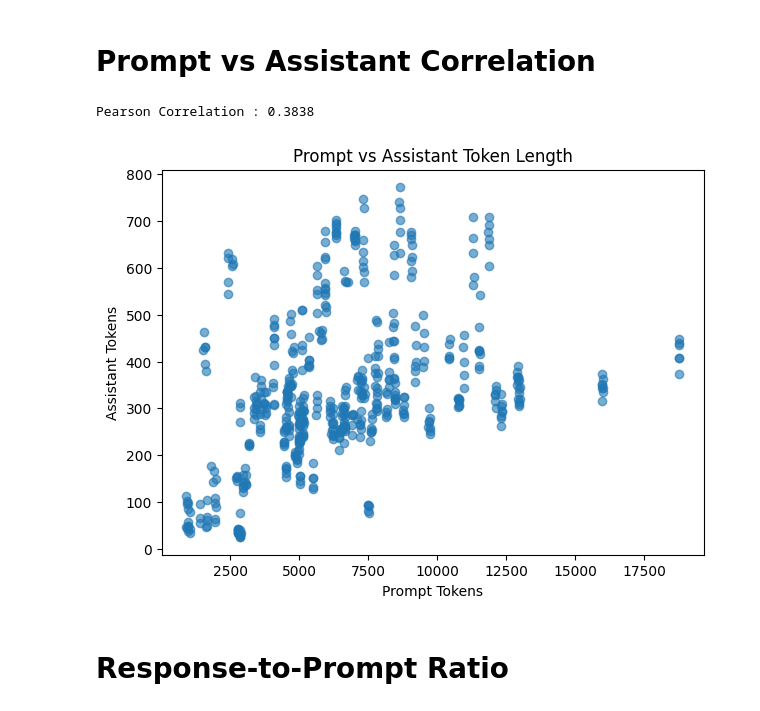
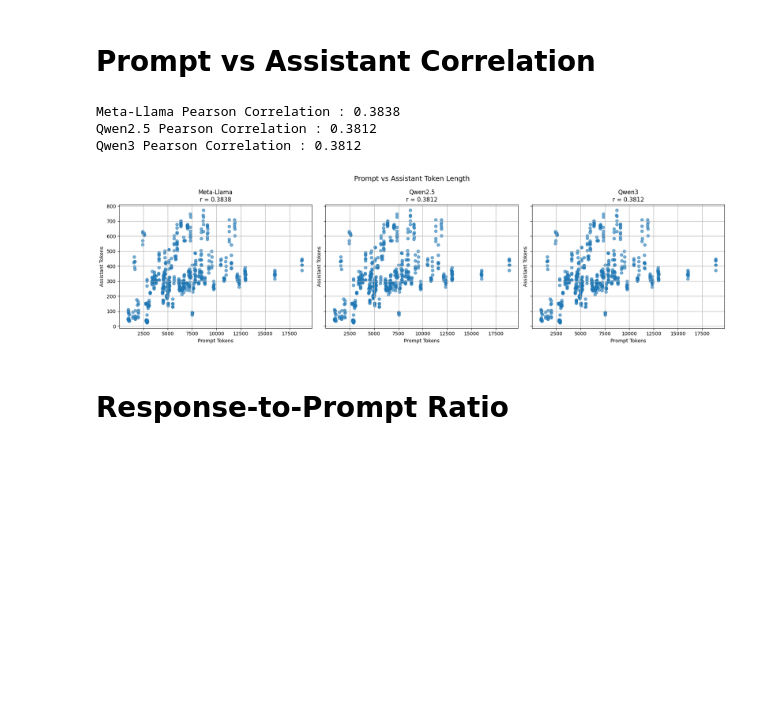
Before and after one commit to AdityaMMantri/Bifrost-Cyber, a Jupyter notebook: Dataset_Stats/blue_eda.ipynb, the cells around one changed output. Saved outputs shown, nothing was run; the diff lists cells and outputs as text; code cells hidden in the pictures; blank space fills up the shorter version.

```diff
--- a/Dataset_Stats/blue_eda.ipynb
+++ b/Dataset_Stats/blue_eda.ipynb
@@ -263,19 +329,24 @@ ASSISTANT RESPONSE TOKENIZER COMPARISON
 # %% [markdown]
 # Training Sequence Token Statistics Comparison
 # %%
-results=[]
+results = []
 
-for model_name,tokenizer in tokenizers.items():
+for model_name, tokenizer in tokenizers.items():
 
     print(f"Using Tokenizer: {model_name}")
+
     training_tokens = []
 
     for messages in df["messages"]:
-        formatted_text = tokenizer.apply_chat_template(messages,tokenize=False,add_generation_prompt=False)
-        token_count = len(tokenizer(formatted_text,add_special_tokens=False)["input_ids"])
+
+        formatted_text=tokenizer.apply_chat_template(messages,tokenize=False,add_generation_prompt=False)
+        token_count=len(tokenizer(formatted_text,add_special_tokens=False)["input_ids"])
         training_tokens.append(token_count)
 
-    token_series=pd.Series(training_tokens)
+    prefix=COLUMN_PREFIX[model_name]
+    df[f"{prefix}_training_tokens"]=training_tokens
+
+    token_series = pd.Series(training_tokens)
 
     results.append({
         "Tokenizer": model_name,
@@ -289,9 +360,8 @@ for model_name,tokenizer in tokenizers.items():
         "95%": round(token_series.quantile(0.95),2),
         "99%": round(token_series.quantile(0.99),2)})
 
-comparison=pd.DataFrame(results)
+comparison = pd.DataFrame(results)
 
-print("\n")
 print("=" * 120)
 print("TRAINING SEQUENCE TOKENIZER COMPARISON")
 print("=" * 120)
@@ -481,18 +655,31 @@ display(largest)
 # %% [markdown]
 # Prompt vs Assistant Correlation
 # %%
-corr=df["prompt_tokens"].corr(df["assistant_tokens"])
-print(f"Pearson Correlation : {corr:.4f}")
+fig, ax=plt.subplots(1,3,figsize=(18, 5),sharex=True,sharey=True)
 
-plt.figure(figsize=(7,5))
-plt.scatter(df["prompt_tokens"],df["assistant_tokens"],alpha=0.6)
-plt.xlabel("Prompt Tokens")
-plt.ylabel("Assistant Tokens")
-plt.title("Prompt vs Assistant Token Length")
+token_columns={"Meta-Llama": ("llama_prompt_tokens", "llama_assistant_tokens"),
+                 "Qwen2.5": ("qwen25_prompt_tokens", "qwen25_assistant_tokens"),
+                 "Qwen3": ("qwen3_prompt_tokens", "qwen3_assistant_tokens")}
+
+for axis,(model_name, (prompt_col, assistant_col)) in zip(ax, token_columns.items()):
+
+    corr=df[prompt_col].corr(df[assistant_col])
+    print(f"{model_name} Pearson Correlation : {corr:.4f}")
+
+    axis.scatter(df[prompt_col],df[assistant_col],alpha=0.6)
+    axis.set_title(f"{model_name}\nr = {corr:.4f}")
+    axis.set_xlabel("Prompt Tokens")
+    axis.set_ylabel("Assistant Tokens")
+    axis.grid(True)
+
+plt.suptitle("Prompt vs Assistant Token Length", fontsize=14)
+plt.tight_layout()
 plt.show()
 # %% [output]
-Pearson Correlation : 0.3838
+Meta-Llama Pearson Correlation : 0.3838
+Qwen2.5 Pearson Correlation : 0.3812
+Qwen3 Pearson Correlation : 0.3812
-[figure, old version]
+[figure, new version]
 # %% [markdown]
 # Response-to-Prompt Ratio
 # %%
```
Also changed, not shown: parts of 23 cells of this notebook, 2 other files.
